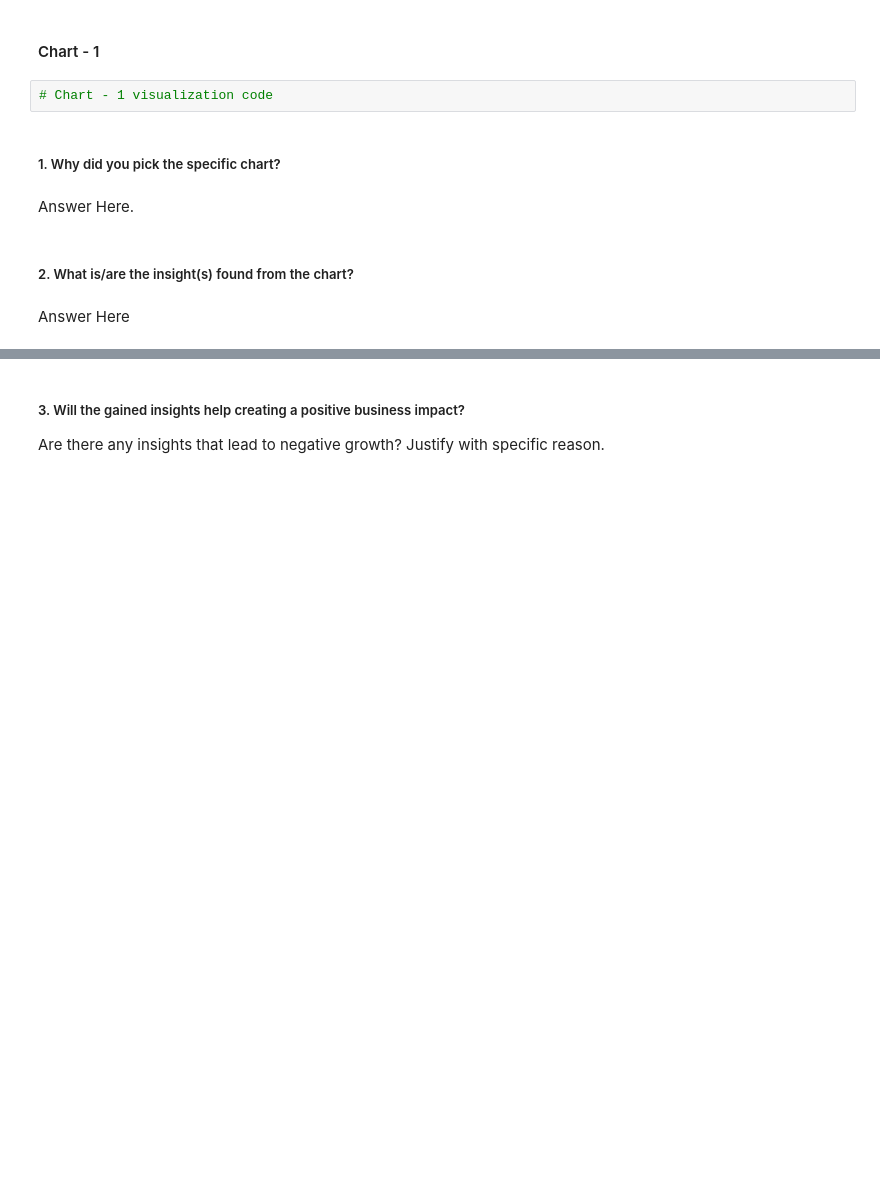
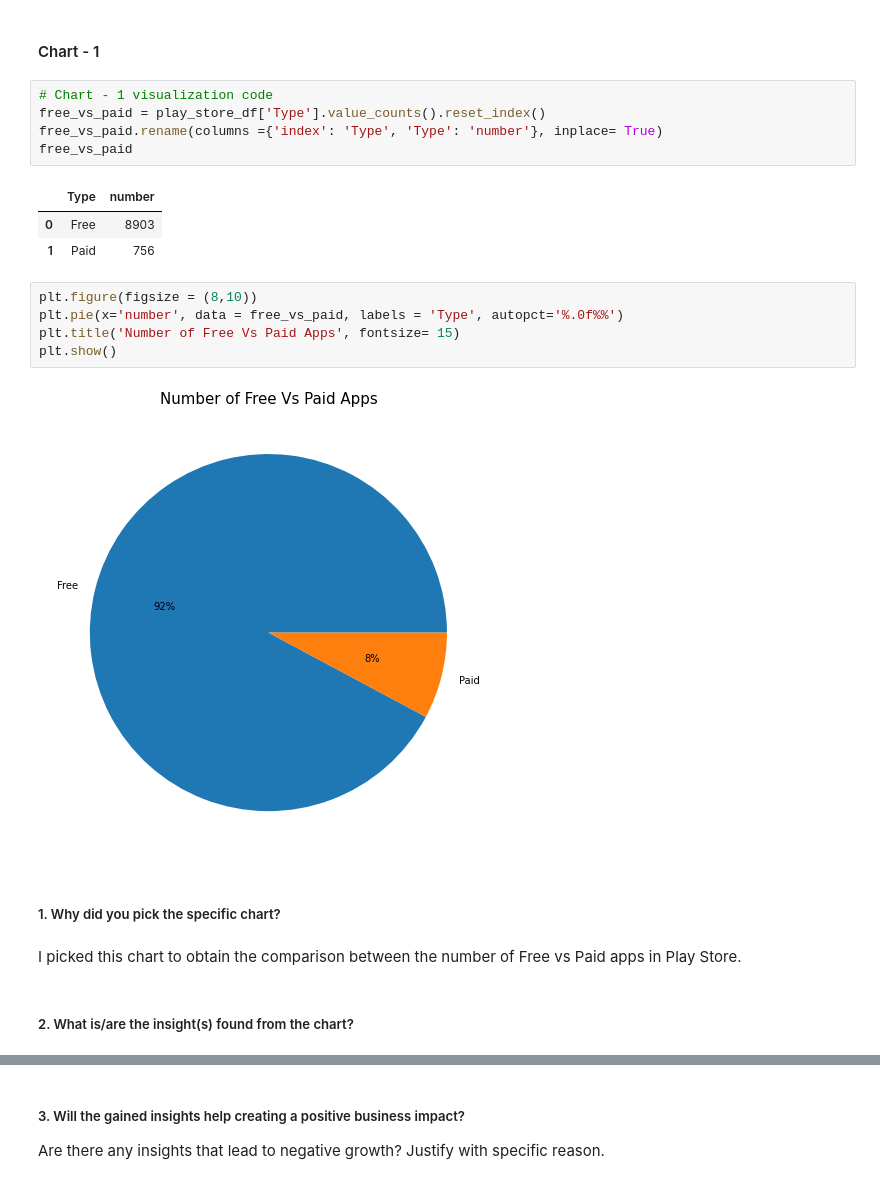
Before and after one commit to Ankur241289/Capstone-Project---EDA-on-Play-Store-App-Review-Analysis, a Jupyter notebook: EDA_Play_Store_App_Review_Analysis.ipynb, the cells around one changed output, grey strips where cells are left out. Saved outputs shown, nothing was run; the diff lists cells and outputs as text; blank space fills up the shorter version.

Commit message:
Started Data Visualization 1 chart done

```diff
--- a/EDA_Play_Store_App_Review_Analysis.ipynb
+++ b/EDA_Play_Store_App_Review_Analysis.ipynb
@@ -934,13 +1052,25 @@ Answer Here.
 ## ***4. Data Vizualization, Storytelling & Experimenting with charts : Understand the relationships between variables***
 # %% [markdown]
 #### Chart - 1
-# %%
-# Chart - 1 visualization code
+# %%
+# Chart - 1 visualization code
+free_vs_paid = play_store_df['Type'].value_counts().reset_index()
+free_vs_paid.rename(columns ={'index': 'Type', 'Type': 'number'}, inplace= True)
+free_vs_paid
+# %% [output]
+|  | Type | number |
+| 0 | Free | 8903 |
+| 1 | Paid | 756 |
+# %%
+plt.figure(figsize = (8,10))
+plt.pie(x='number', data = free_vs_paid, labels = 'Type', autopct='%.0f%%')
+plt.title('Number of Free Vs Paid Apps', fontsize= 15)
+plt.show()
+# %% [output]
+[figure, added]
 # %% [markdown]
 ##### 1. Why did you pick the specific chart?
-# %% [markdown]
-Answer Here.
+# %% [markdown]
+I picked this chart to obtain the comparison between the number of Free vs Paid apps in Play Store.
 # %% [markdown]
 ##### 2. What is/are the insight(s) found from the chart?
-# %% [markdown]
-Answer Here
```
Also changed, not shown: parts of 23 cells of this notebook.
